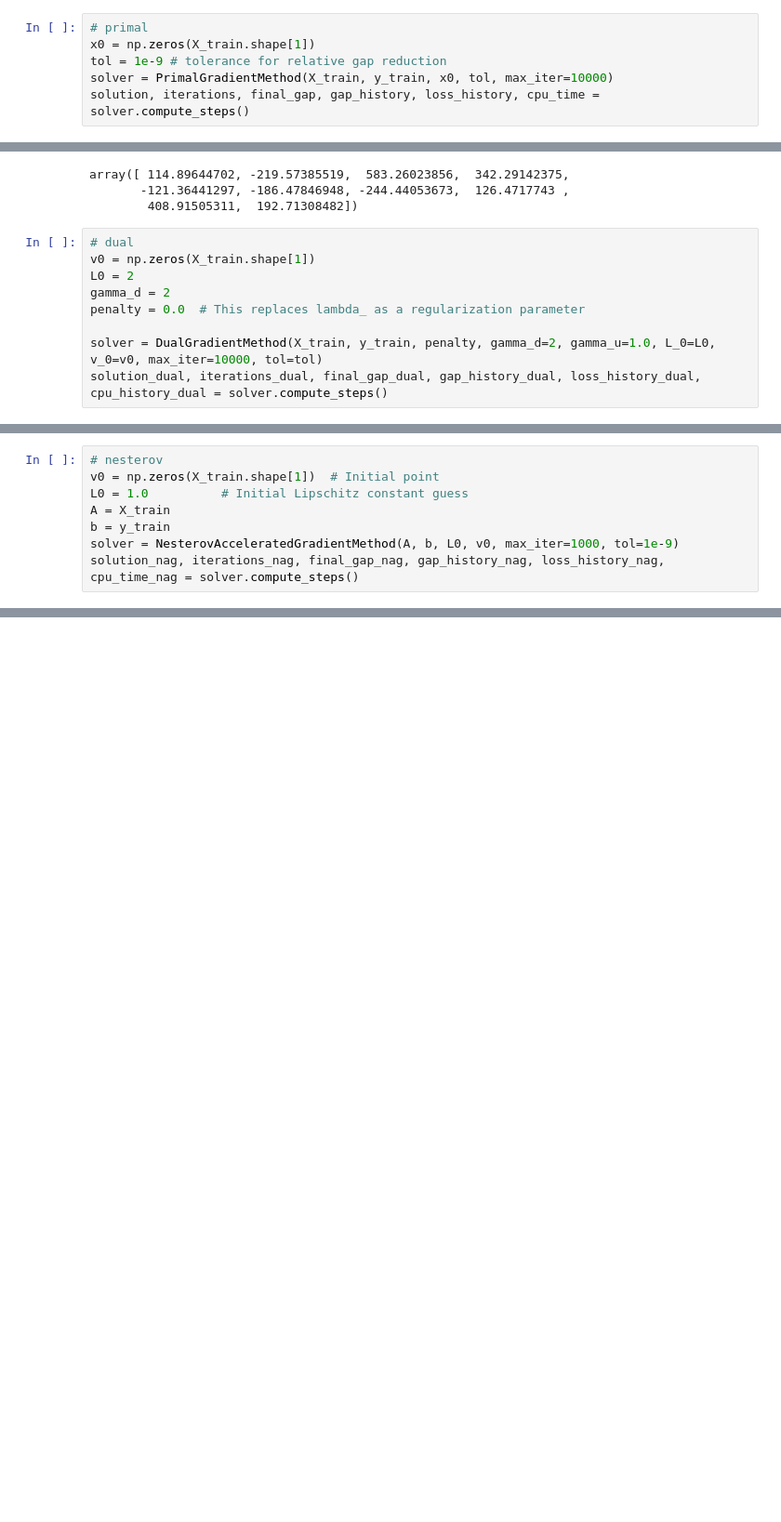
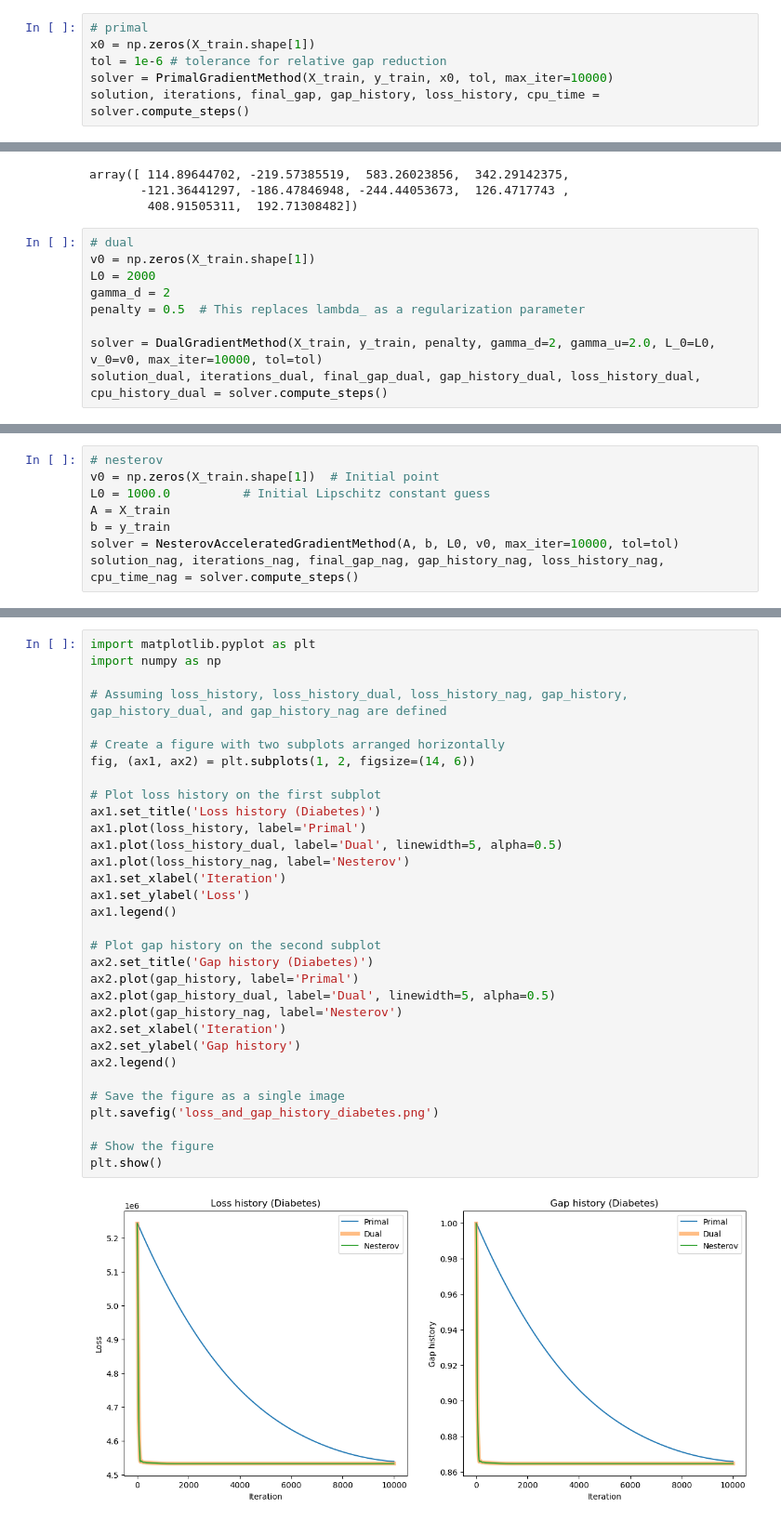
Before and after one commit to cinekucia/ODA_Nesterov, a Jupyter notebook: experiments.ipynb, the cells around one changed output, grey strips where cells are left out. Shown: that part at 93% size. Drawn from its saved outputs; the diff is of its cells as text; blank space fills up the shorter version.

```diff
--- a/experiments.ipynb
+++ b/experiments.ipynb
@@ -72,7 +74,7 @@ X_train, X_test, y_train, y_test = load_diabetes_data()
 # %%
 # primal
 x0 = np.zeros(X_train.shape[1])
-tol = 1e-9 # tolerance for relative gap reduction
+tol = 1e-6 # tolerance for relative gap reduction
 solver = PrimalGradientMethod(X_train, y_train, x0, tol, max_iter=10000)
 solution, iterations, final_gap, gap_history, loss_history, cpu_time = solver.compute_steps()
 # %%
@@ -84,11 +86,11 @@ array([ 114.89644702, -219.57385519,  583.26023856,  342.29142375,
 # %%
 # dual
 v0 = np.zeros(X_train.shape[1])
-L0 = 2
+L0 = 2000
 gamma_d = 2
-penalty = 0.0  # This replaces lambda_ as a regularization parameter
+penalty = 0.5  # This replaces lambda_ as a regularization parameter
 
-solver = DualGradientMethod(X_train, y_train, penalty, gamma_d=2, gamma_u=1.0, L_0=L0, v_0=v0, max_iter=10000, tol=tol)
+solver = DualGradientMethod(X_train, y_train, penalty, gamma_d=2, gamma_u=2.0, L_0=L0, v_0=v0, max_iter=10000, tol=tol)
 solution_dual, iterations_dual, final_gap_dual, gap_history_dual, loss_history_dual, cpu_history_dual = solver.compute_steps()
 # %%
 solution_dual
@@ -99,10 +101,10 @@ array([ 125.20585603, -258.20009863,  627.47883518,  346.31261166,
 # %%
 # nesterov
 v0 = np.zeros(X_train.shape[1])  # Initial point
-L0 = 1.0          # Initial Lipschitz constant guess
+L0 = 1000.0          # Initial Lipschitz constant guess
 A = X_train
 b = y_train
-solver = NesterovAcceleratedGradientMethod(A, b, L0, v0, max_iter=1000, tol=1e-9)
+solver = NesterovAcceleratedGradientMethod(A, b, L0, v0, max_iter=10000, tol=tol)
 solution_nag, iterations_nag, final_gap_nag, gap_history_nag, loss_history_nag, cpu_time_nag = solver.compute_steps()
 # %%
 solution_nag
@@ -112,0 +115,34 @@ array([ 125.20673175, -258.20235343,  627.47490816,  346.31699151,
+# %%
+import matplotlib.pyplot as plt
+import numpy as np
+
+# Assuming loss_history, loss_history_dual, loss_history_nag, gap_history, gap_history_dual, and gap_history_nag are defined
+
+# Create a figure with two subplots arranged horizontally
+fig, (ax1, ax2) = plt.subplots(1, 2, figsize=(14, 6))
+
+# Plot loss history on the first subplot
+ax1.set_title('Loss history (Diabetes)')
+ax1.plot(loss_history, label='Primal')
+ax1.plot(loss_history_dual, label='Dual', linewidth=5, alpha=0.5)
+ax1.plot(loss_history_nag, label='Nesterov')
+ax1.set_xlabel('Iteration')
+ax1.set_ylabel('Loss')
+ax1.legend()
+
+# Plot gap history on the second subplot
+ax2.set_title('Gap history (Diabetes)')
+ax2.plot(gap_history, label='Primal')
+ax2.plot(gap_history_dual, label='Dual', linewidth=5, alpha=0.5)
+ax2.plot(gap_history_nag, label='Nesterov')
+ax2.set_xlabel('Iteration')
+ax2.set_ylabel('Gap history')
+ax2.legend()
+
+# Save the figure as a single image
+plt.savefig('loss_and_gap_history_diabetes.png')
+
+# Show the figure
+plt.show()
+# %% [output]
+[figure, added]
```
Also changed, not shown: parts of 32 cells of this notebook.
